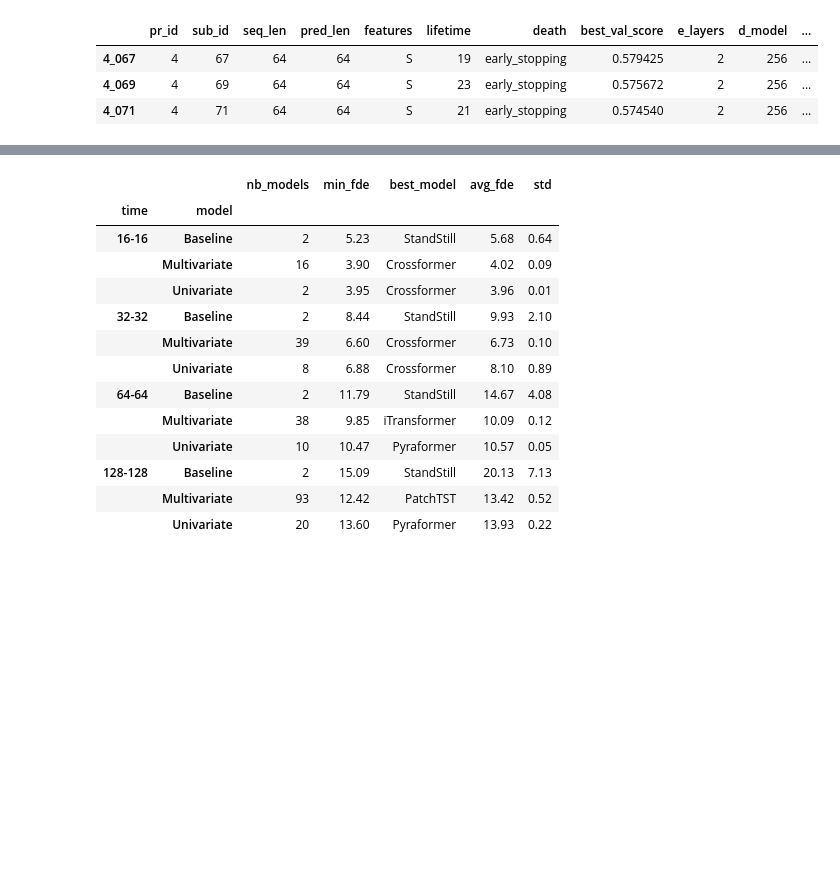
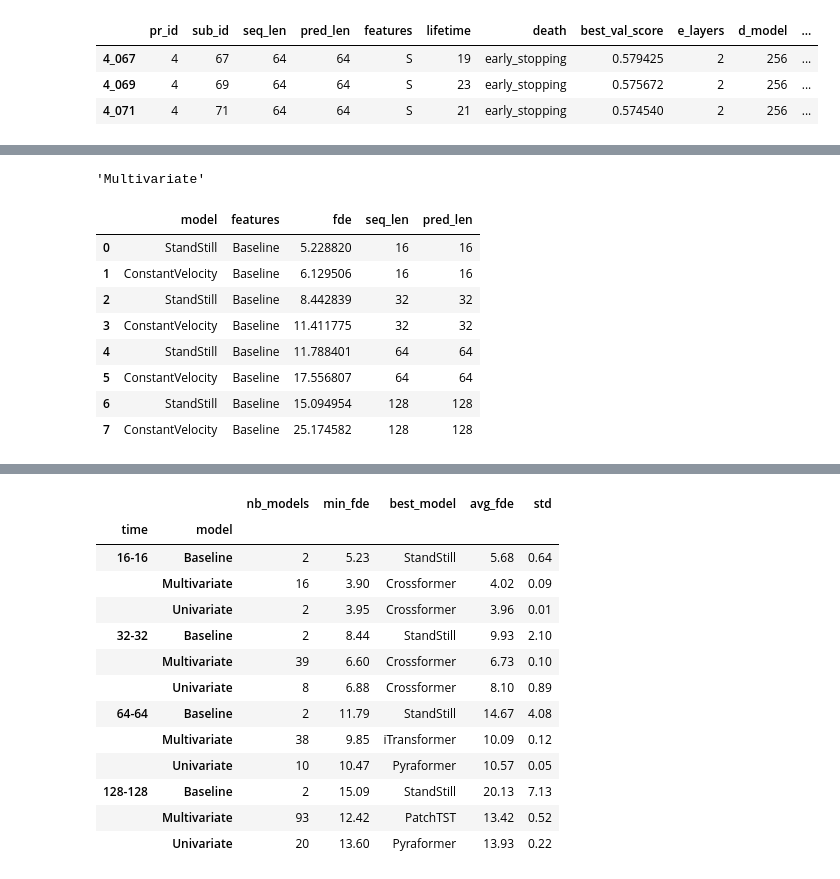
Before and after one commit to arnaud-odet/Time-Series-Library, a Jupyter notebook: results.ipynb, the cells around one changed output, grey strips where cells are left out. Cells and saved outputs as stored; diff of their text form; code cells hidden in the pictures; blank space fills up the shorter version.

```diff
--- a/results.ipynb
+++ b/results.ipynb
@@ -421,3 +443,19 @@ for th, ax in zip(ths, axs.flatten()):
+# %%
+ax.get_xticklabels()[0]._text
+# %% [output]
+'Multivariate'
+# %%
+bdf
+# %% [output]
+|  | model | features | fde | seq_len | pred_len |
+| 0 | StandStill | Baseline | 5.228820 | 16 | 16 |
+| 1 | ConstantVelocity | Baseline | 6.129506 | 16 | 16 |
+| 2 | StandStill | Baseline | 8.442839 | 32 | 32 |
+| 3 | ConstantVelocity | Baseline | 11.411775 | 32 | 32 |
+| 4 | StandStill | Baseline | 11.788401 | 64 | 64 |
+| 5 | ConstantVelocity | Baseline | 17.556807 | 64 | 64 |
+| 6 | StandStill | Baseline | 15.094954 | 128 | 128 |
+| 7 | ConstantVelocity | Baseline | 25.174582 | 128 | 128 |
 # %%
 test_results.round(2)
 # %% [output]
```
Also changed, not shown: parts of 4 cells of this notebook.
